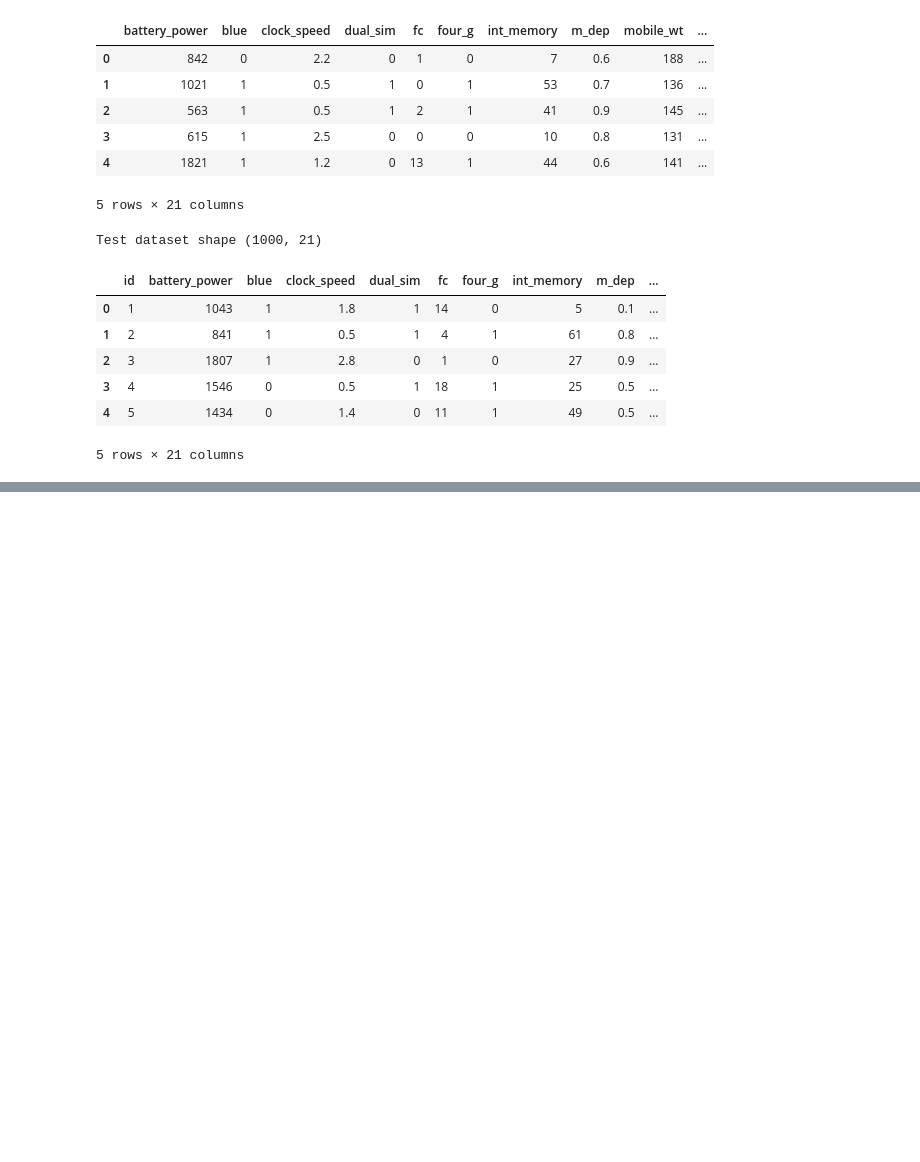
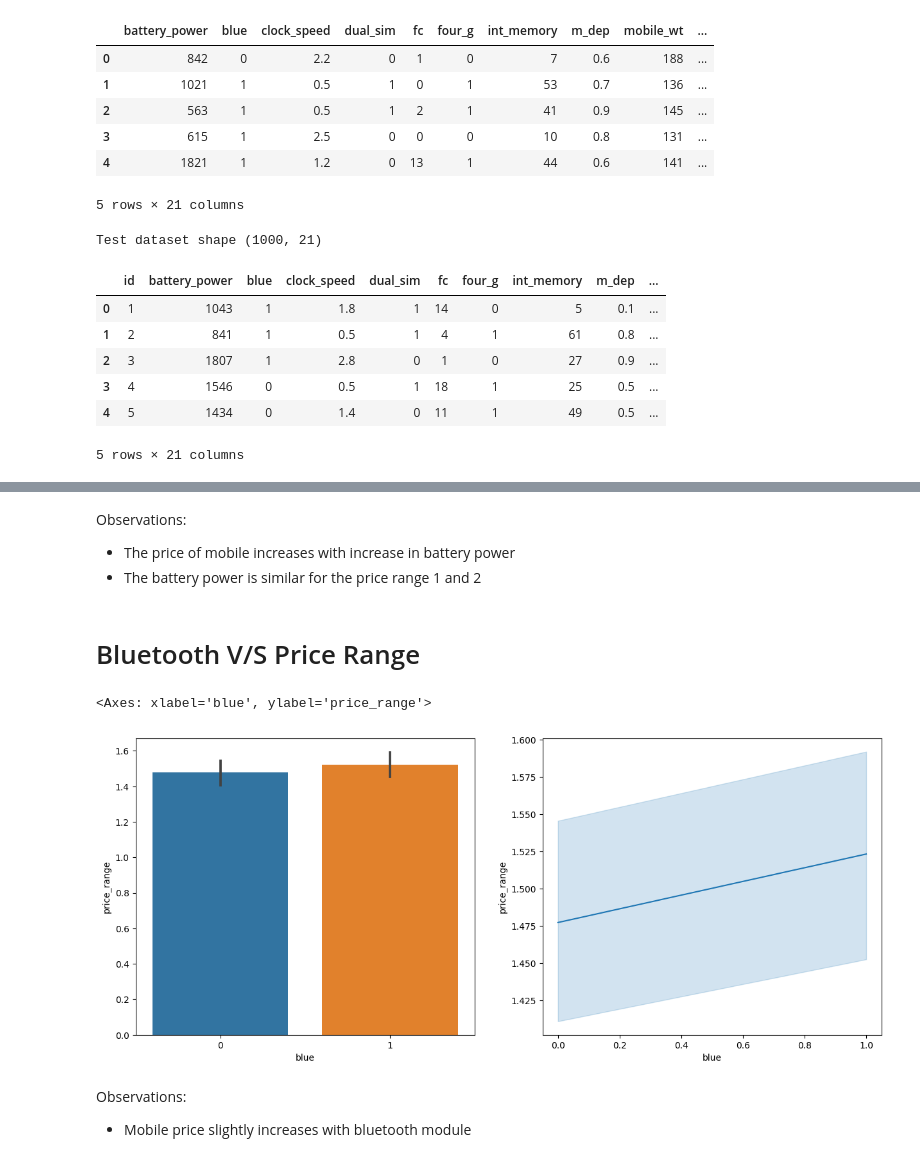
Before and after one commit to Vishal-Pattar/Mobile-Price, a Jupyter notebook: mpp1.ipynb, the cells around one changed output, grey strips where cells are left out. Drawn from its saved outputs; the diff is of its cells as text; code cells hidden in the pictures; blank space fills up the shorter version.

```diff
--- a/mpp1.ipynb
+++ b/mpp1.ipynb
@@ -39,0 +67,16 @@ AttributeError: module 'seaborn' has no attribute 'subplot'
+# %% [markdown]
+Observations:
+- The price of mobile increases with increase in battery power
+- The battery power is similar for the price range 1 and 2
+# %% [markdown]
+# Bluetooth V/S Price Range
+# %%
+fig, ax = plt.subplots(1,2,figsize=(15,6))
+sns.barplot(data=train, x='blue', y='price_range', ax=ax[0])
+sns.lineplot(data=train, x='blue', y='price_range', ax=ax[1])
+# %% [output]
+<Axes: xlabel='blue', ylabel='price_range'>
+[figure, added]
+# %% [markdown]
+Observations:
+- Mobile price slightly increases with bluetooth module
```
Also changed, not shown: parts of 6 cells of this notebook.
